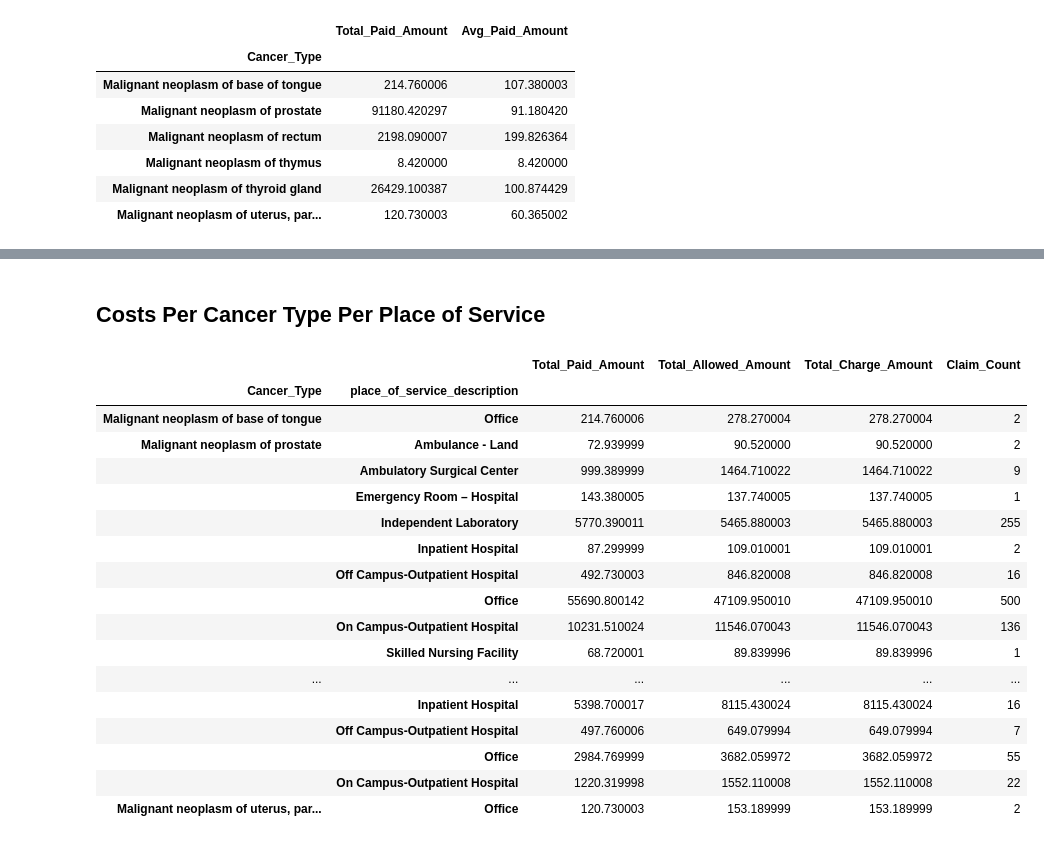
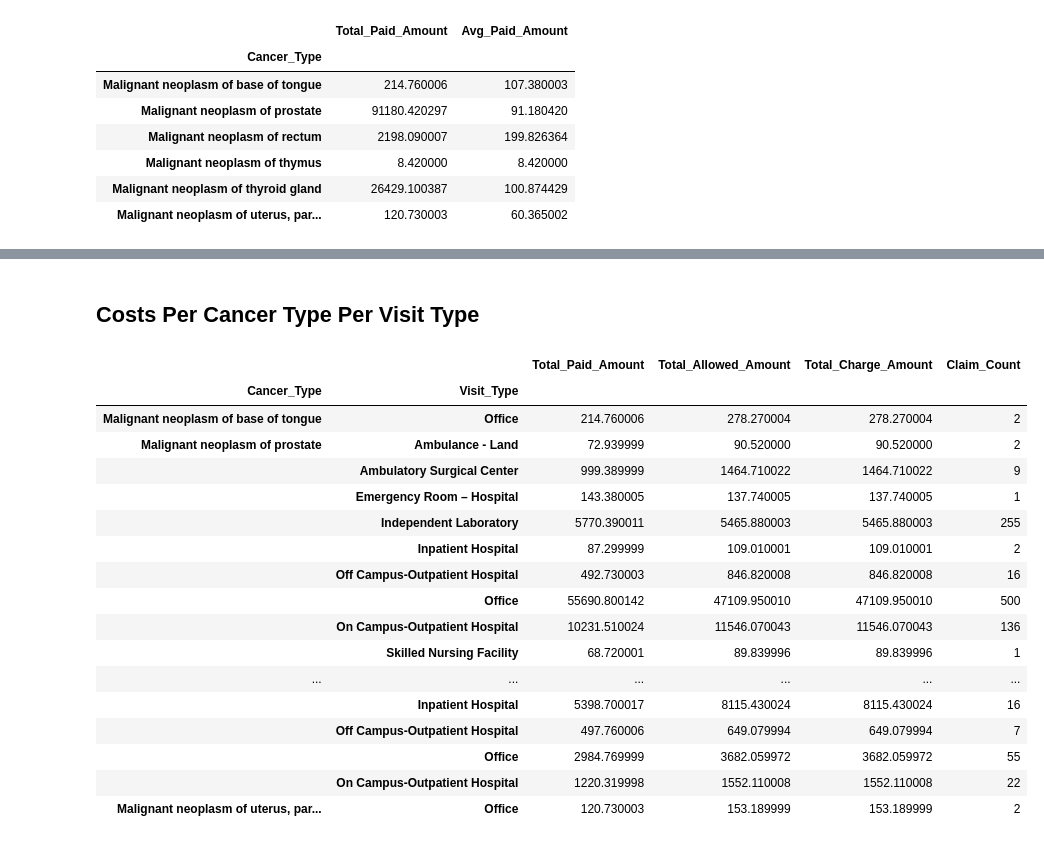
Before and after one commit to adhm271/tuva-demo-color-interview-202512, a Jupyter notebook: cancer_seqmentation.ipynb, the cells around one changed output, grey strips where cells are left out. Drawn from its saved outputs; the diff is of its cells as text; code cells hidden in the pictures.

```diff
--- a/cancer_seqmentation.ipynb
+++ b/cancer_seqmentation.ipynb
@@ -53,7 +53,7 @@ claim_end_date,
 admission_date,
 discharge_date,
 adt.admit_type_description,
-pos.place_of_service_description,
+pos.place_of_service_description as Visit_Type,
 in_network_flag,
 paid_amount,
 allowed_amount,
@@ -77,7 +77,7 @@ claim_end_date,
 admission_date,
 discharge_date,
 adt.admit_type_description,
-pos.place_of_service_description,
+pos.place_of_service_description as Visit_Type,
 in_network_flag,
 paid_amount,
 allowed_amount,
@@ -101,7 +101,7 @@ claim_end_date,
 admission_date,
 discharge_date,
 adt.admit_type_description,
-pos.place_of_service_description,
+pos.place_of_service_description as Visit_Type,
 in_network_flag,
 paid_amount,
 allowed_amount,
@@ -125,7 +125,7 @@ claim_end_date,
 admission_date,
 discharge_date,
 adt.admit_type_description,
-pos.place_of_service_description,
+pos.place_of_service_description as Visit_Type,
 in_network_flag,
 paid_amount,
 allowed_amount,
@@ -149,7 +149,7 @@ claim_end_date,
 admission_date,
 discharge_date,
 adt.admit_type_description,
-pos.place_of_service_description,
+pos.place_of_service_description as Visit_Type,
 in_network_flag,
 paid_amount,
 allowed_amount,
@@ -173,7 +173,7 @@ claim_end_date,
 admission_date,
 discharge_date,
 adt.admit_type_description,
-pos.place_of_service_description,
+pos.place_of_service_description as Visit_Type,
 in_network_flag,
 paid_amount,
 allowed_amount,
@@ -267,15 +323,17 @@ visit_type_cost
 # %% [markdown]
-## Costs Per Cancer Type Per Place of Service
+## Costs Per Cancer Type Per Visit Type
 # %%
-cancer_groups = cancer_billing_raw[['claim_id','Cancer_Type','place_of_service_description','paid_amount','allowed_amount', 'charge_amount']].groupby(['Cancer_Type','place_of_service_description' ]).agg(
+cancer_groups = cancer_billing_raw[['claim_id','Cancer_Type','Visit_Type','paid_amount','allowed_amount', 'charge_amount']].groupby(['Cancer_Type','Visit_Type']).agg(
     Total_Paid_Amount=('paid_amount', 'sum'),
     Total_Allowed_Amount=('allowed_amount', 'sum'),
     Total_Charge_Amount=('charge_amount','sum'),
-    Claim_Count=('Cancer_Type', 'count')).sort_values(['Cancer_Type','place_of_service_description'])
+    Claim_Count=('Cancer_Type', 'count')).sort_values(['Cancer_Type','Visit_Type'])
+
+
 cancer_groups
 # %% [output]
 |  |  | Total_Paid_Amount | Total_Allowed_Amount | Total_Charge_Amount | Claim_Count |
-| Cancer_Type | place_of_service_description |  |  |  |  |
+| Cancer_Type | Visit_Type |  |  |  |  |
 | Malignant neoplasm of base of tongue | Office | 214.760006 | 278.270004 | 278.270004 | 2 |
 | Malignant neoplasm of prostate | Ambulance - Land | 72.939999 | 90.520000 | 90.520000 | 2 |
 |  | Ambulatory Surgical Center | 999.389999 | 1464.710022 | 1464.710022 | 9 |
```
Also changed, not shown: parts of 12 cells of this notebook.
